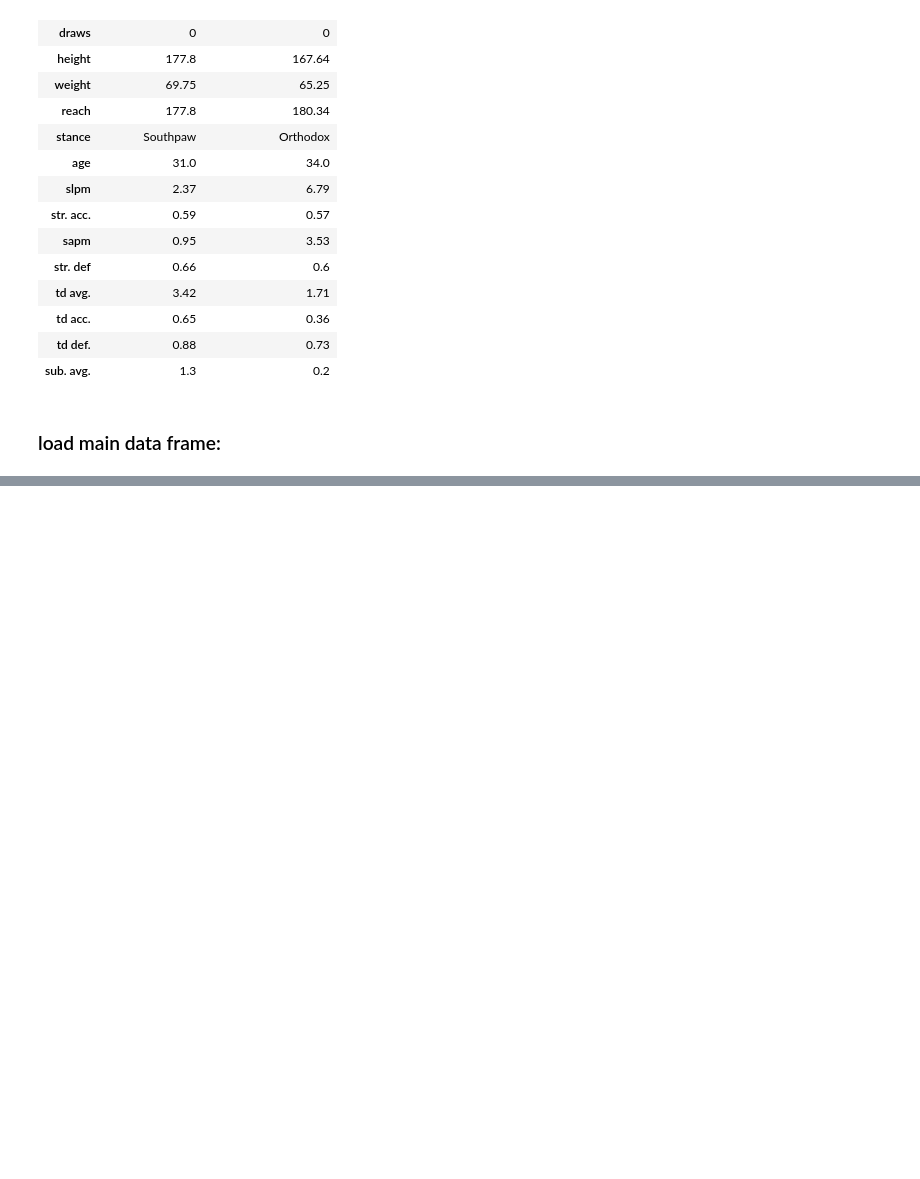
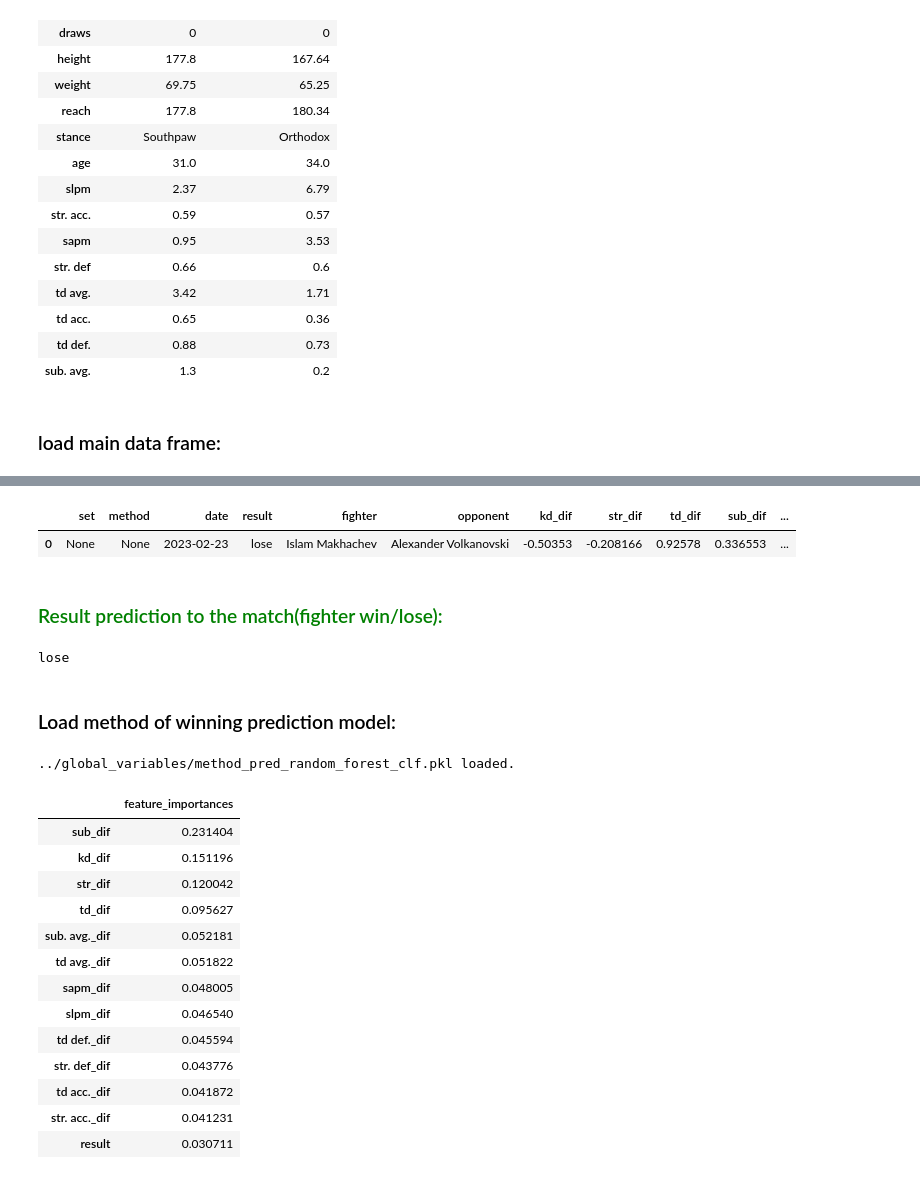
Before and after one commit to sagi778/ufc_fights_Predictor, a Jupyter notebook: notebooks/predictor.ipynb, the cells around one changed output, grey strips where cells are left out. Cells and saved outputs as stored; diff of their text form; code cells hidden in the pictures; blank space fills up the shorter version.

```diff
--- a/notebooks/predictor.ipynb
+++ b/notebooks/predictor.ipynb
@@ -361,0 +151,40 @@ NameError: name 'param' is not defined
+# %%
+result_pred_list = result_pred_clf.predict(match[result_pred_clf.feature_names_in_])
+match.loc[0,y] = result_pred_list[0]
+winner = get_winner(match=match) #saving winner before 'result' becoming a feature
+match
+# %% [output]
+|  | set | method | date | result | fighter | opponent | kd_dif | str_dif | td_dif | sub_dif | ... |
+| 0 | None | None | 2023-02-23 | lose | Islam Makhachev | Alexander Volkanovski | -0.50353 | -0.208166 | 0.92578 | 0.336553 | ... |
+# %% [markdown]
+### <span style='color:green'> Result prediction to the match(fighter win/lose): </span>
+# %%
+print(match.loc[0,y])
+# %% [output]
+lose
+# %% [markdown]
+### Load method of winning prediction model:
+# %%
+method_pred_clf = load_trained_model(filename_path='../global_variables/method_pred_random_forest_clf.pkl')
+X = method_pred_clf.feature_names_in_
+y = 'method'
+feature_importance = method_pred_clf.feature_importances_
+
+fi = pd.DataFrame(data=feature_importance, index=X, columns=['feature_importances']).sort_values(by=['feature_importances'], ascending=False)
+fi
+# %% [output]
+../global_variables/method_pred_random_forest_clf.pkl loaded.
+|  | feature_importances |
+| sub_dif | 0.231404 |
+| kd_dif | 0.151196 |
+| str_dif | 0.120042 |
+| td_dif | 0.095627 |
+| sub. avg._dif | 0.052181 |
+| td avg._dif | 0.051822 |
+| sapm_dif | 0.048005 |
+| slpm_dif | 0.046540 |
+| td def._dif | 0.045594 |
+| str. def_dif | 0.043776 |
+| td acc._dif | 0.041872 |
+| str. acc._dif | 0.041231 |
+| result | 0.030711 |
```
Also changed, not shown: parts of 54 cells of this notebook, 4 other files.
